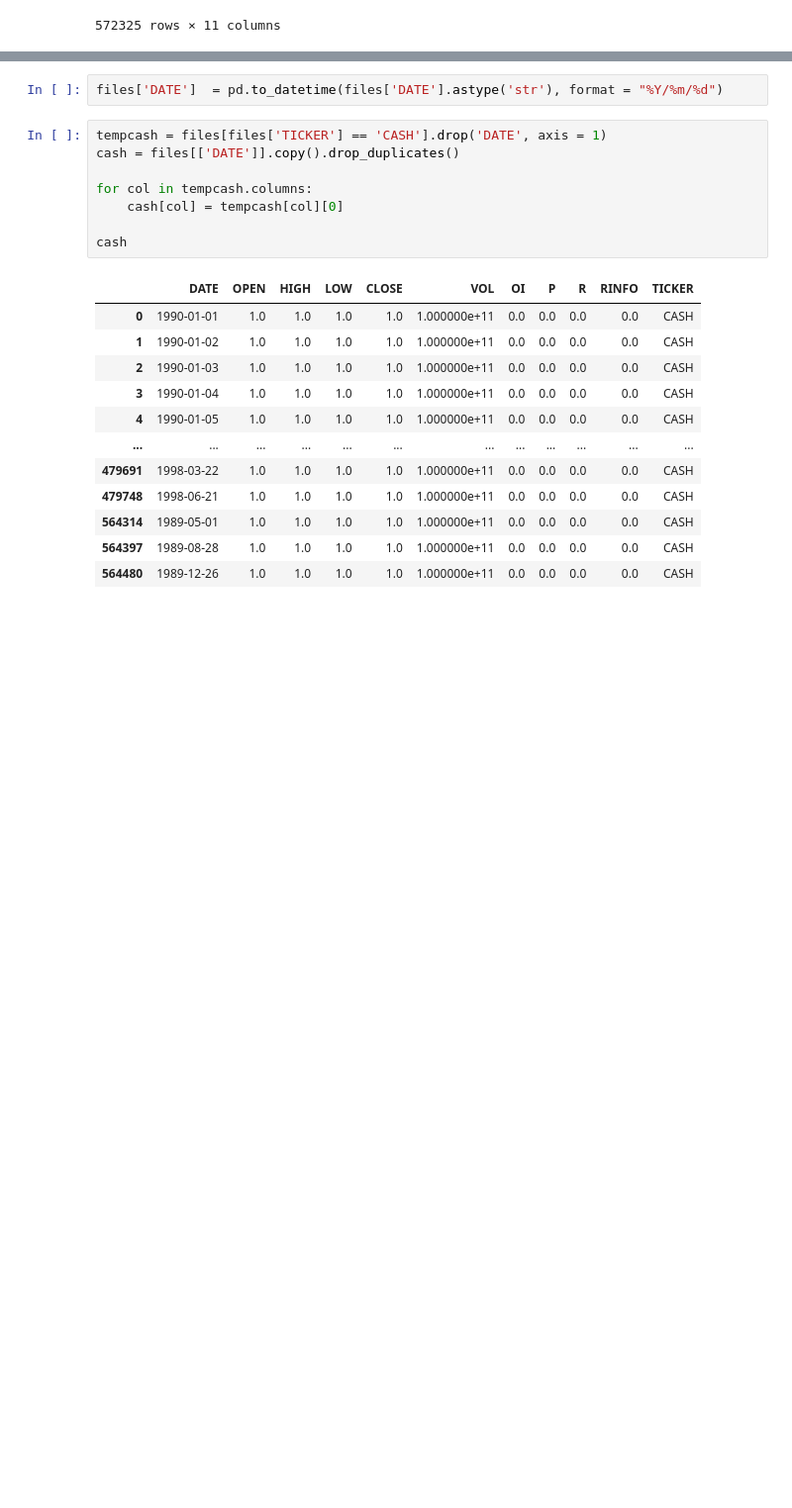
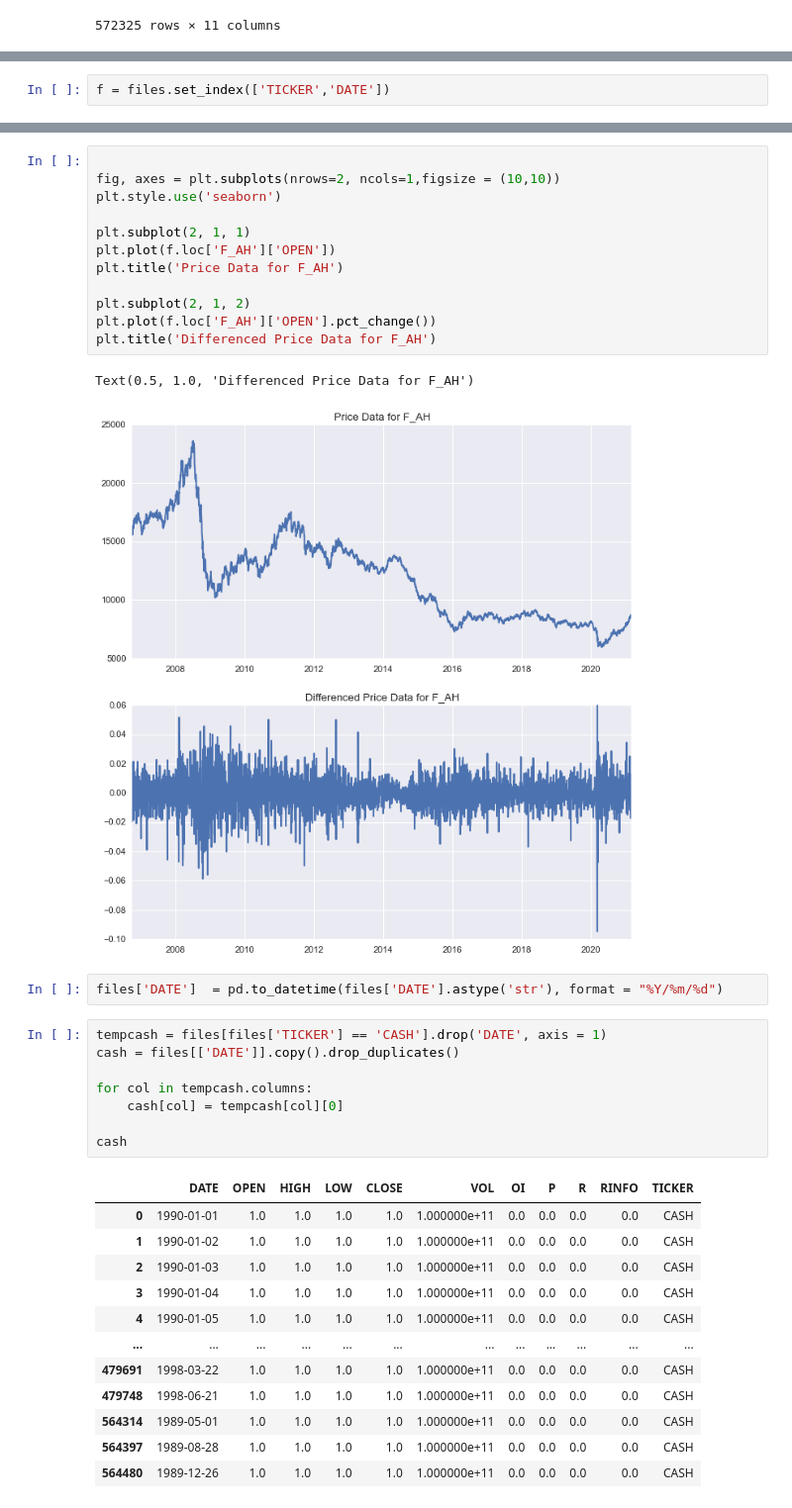
Before and after one commit to huangmingg/bt4013, a Jupyter notebook: Futures-Trading-Neural-Network.ipynb, the cells around one changed output, grey strips where cells are left out. Shown at 99% size. Drawn from its saved outputs; the diff is of its cells as text; blank space fills up the shorter version.

```diff
--- a/Futures-Trading-Neural-Network.ipynb
+++ b/Futures-Trading-Neural-Network.ipynb
@@ -34,0 +37,2 @@ files
+# %%
+f = files.set_index(['TICKER','DATE'])
@@ -35,3 +54,18 @@ files
+# %%
+
+fig, axes = plt.subplots(nrows=2, ncols=1,figsize = (10,10))
+plt.style.use('seaborn')
+
+plt.subplot(2, 1, 1)
+plt.plot(f.loc['F_AH']['OPEN'])
+plt.title('Price Data for F_AH')
+
+plt.subplot(2, 1, 2)
+plt.plot(f.loc['F_AH']['OPEN'].pct_change())
+plt.title('Differenced Price Data for F_AH')
+# %% [output]
+Text(0.5, 1.0, 'Differenced Price Data for F_AH')
+[figure, added]
 # %%
 files['DATE']  = pd.to_datetime(files['DATE'].astype('str'), format = "%Y/%m/%d")
 # %%
```
Also changed, not shown: parts of 2 cells of this notebook, 2 other files.
